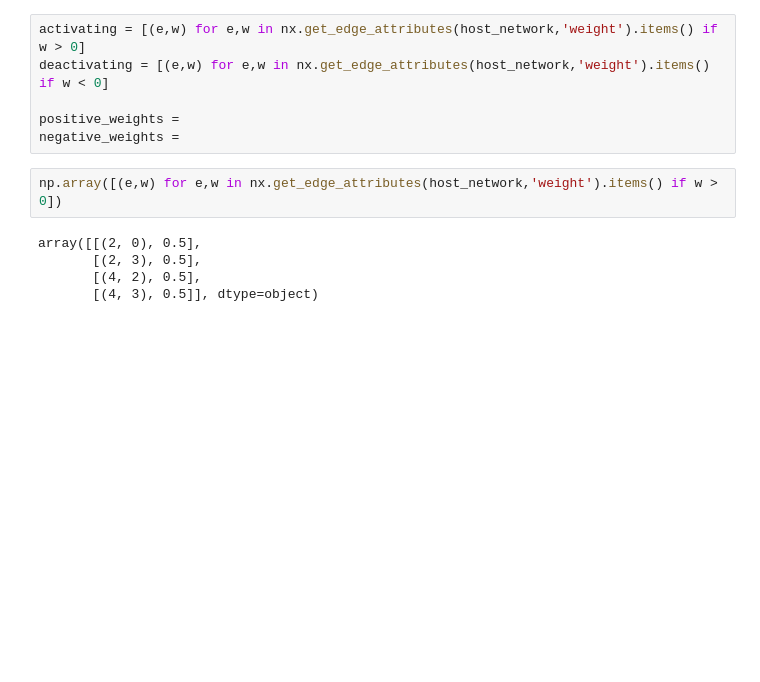
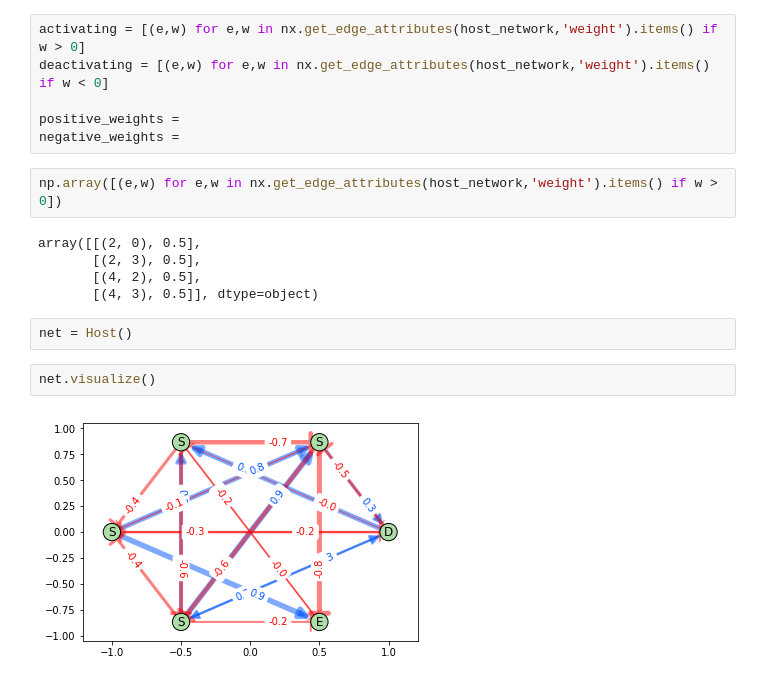
Before and after one commit to Ngort/CS166, a Jupyter notebook: Final project/MS_Immune_Network_Evolution.ipynb, the cells around one changed output. Saved outputs shown, nothing was run; the diff lists cells and outputs as text; blank space fills up the shorter version.

```diff
--- a/Final project/MS_Immune_Network_Evolution.ipynb
+++ b/Final project/MS_Immune_Network_Evolution.ipynb
@@ -216,3 +226,9 @@ array([[(2, 0), 0.5],
        [(2, 3), 0.5],
        [(4, 2), 0.5],
        [(4, 3), 0.5]], dtype=object)
+# %%
+net = Host()
+# %%
+net.visualize()
+# %% [output]
+[figure, added]
```
Also changed, not shown: parts of 3 cells of this notebook.
